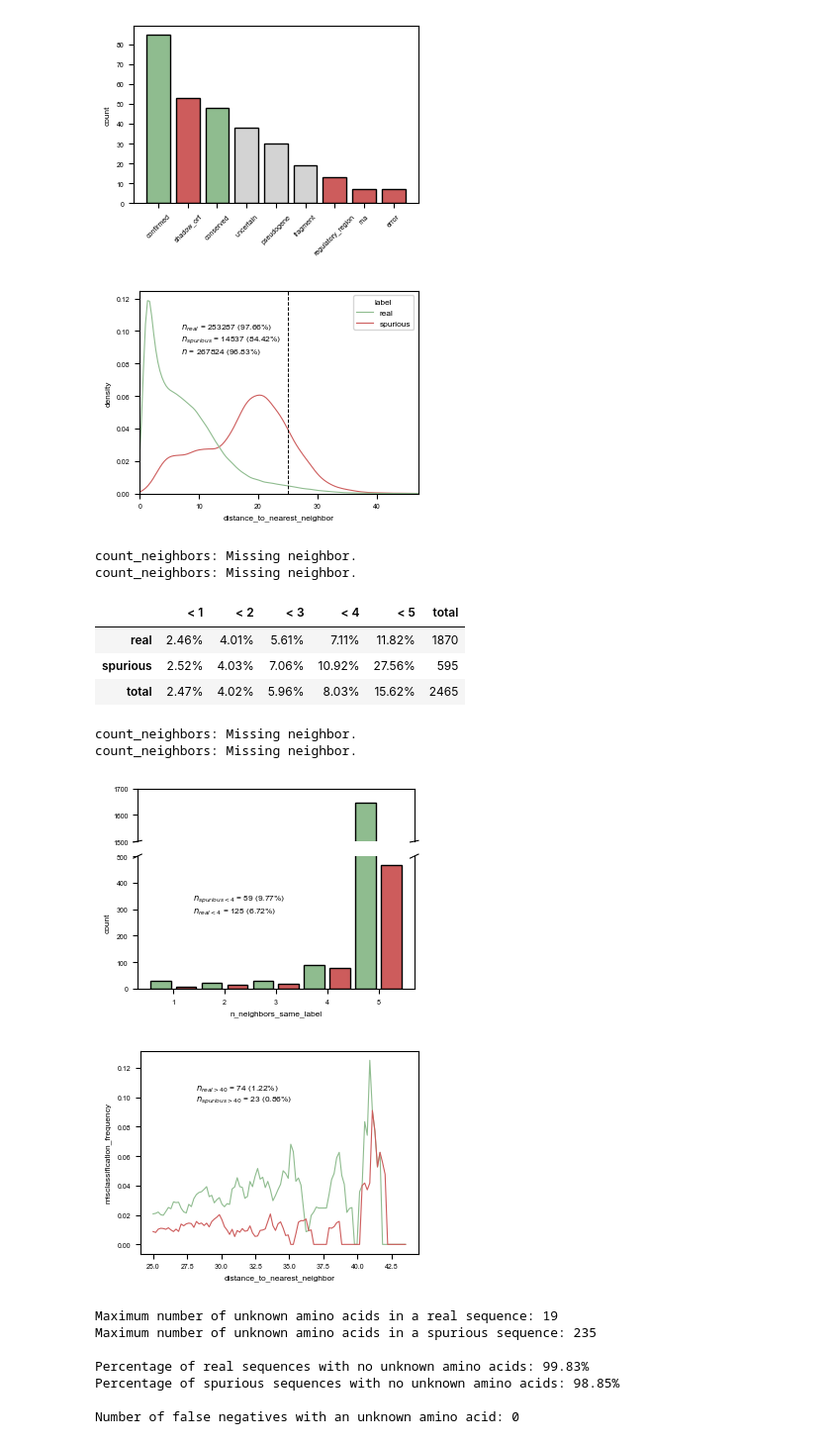
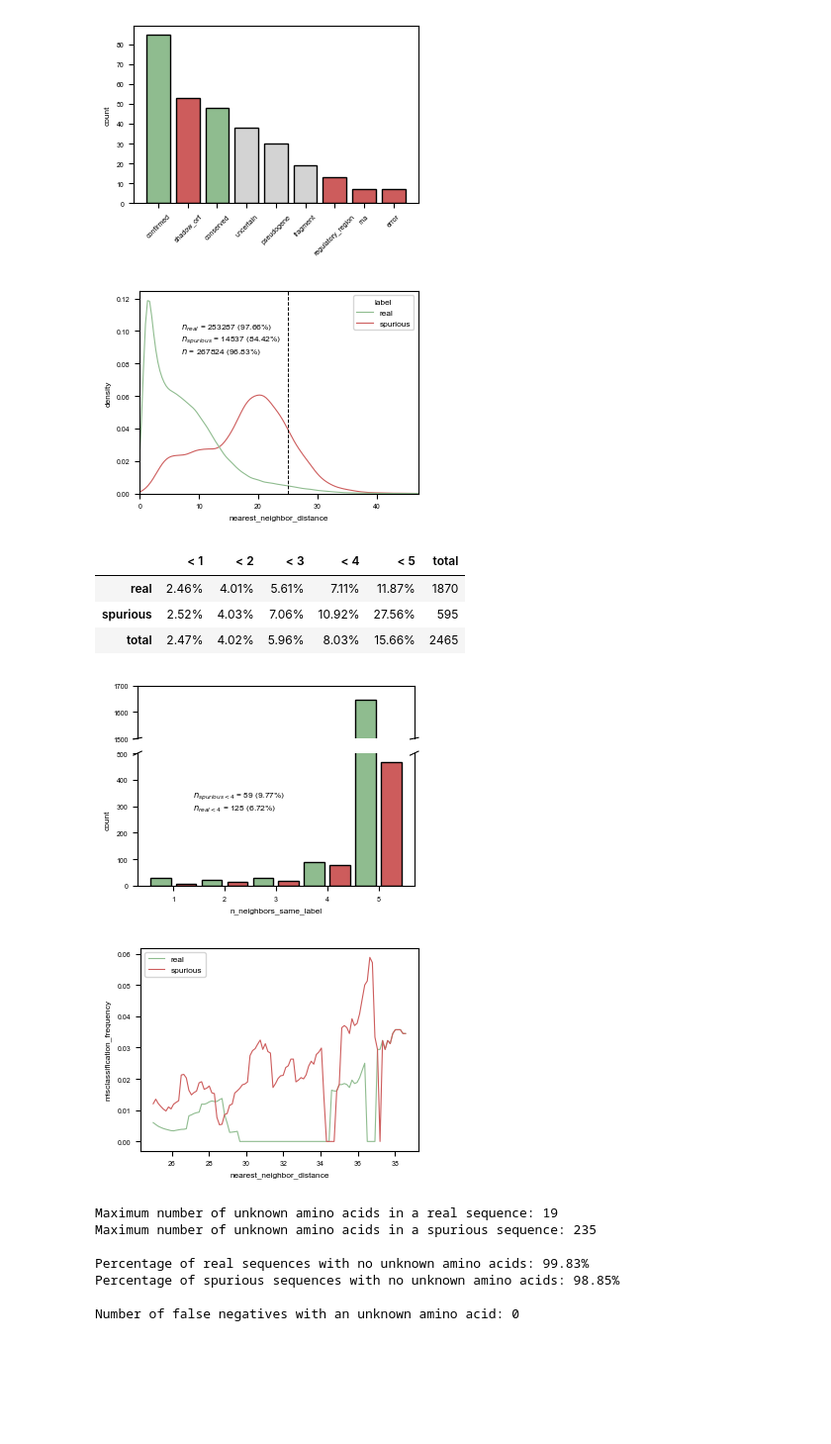
Before and after one commit to pipparichter/frugal, a Jupyter notebook: notebooks/results-1-2.ipynb, the cells around one changed output. Shown at 99% size. Drawn from its saved outputs; the diff is of its cells as text; code cells hidden in the pictures; blank space fills up the shorter version.

```diff
--- a/notebooks/results-1-2.ipynb
+++ b/notebooks/results-1-2.ipynb
@@ -129,12 +114,12 @@ test_results_df = pd.read_csv('../data/results/dataset_test_predict.csv', index_
 results_df = pd.concat([train_results_df, test_results_df])
 results_df = apply_thresholds(results_df, real_threshold=0.8, spurious_threshold=0.95)
 results_df = results_df.merge(pd.read_csv('../data/dataset/dataset.csv', index_col=0), left_index=True, right_index=True)
-results_df = get_graph_info(results_df, graph)
+results_df = get_neighbor_info(results_df, graph)
 # %%
 # Plot the distribution of neighbor distances.
 
-def figure_2(results_df:pd.DataFrame, max_distance_to_nearest_neighbor:float=45, min_distance_to_nearest_neighbor:float=25, path:str='../figures/results-1.2_figure-2.pdf'):
-    '''Distribution of the nearest-neighbor distances, used to select a reasonable min_distance_to_nearest_neighbor to
+def figure_2(results_df:pd.DataFrame, nearest_neighbor_distance_max:float=45, nearest_neighbor_distance_min:float=25, path:str='../figures/results-1.2_figure-2.pdf'):
+    '''Distribution of the nearest-neighbor distances, used to select a reasonable nearest_neighbor_distance_min to
     define remote sequences. From the plot, it is evident that the vast majority of both real and spurious sequences have
     a neighbor whose Euclidean distance is < 30.'''
     fig, ax = get_figure()
@@ -143,19 +128,19 @@ def figure_2(results_df:pd.DataFrame, max_distance_to_nearest_neighbor:float=45,
     figure_df['label'] = np.where(figure_df.label == 0, 'spurious', 'real')
 
     palette = {'real':'darkseagreen', 'spurious':'indianred'}
-    sns.kdeplot(figure_df, x='distance_to_nearest_neighbor', ax=ax, hue='label', palette=palette, common_norm=False)
+    sns.kdeplot(figure_df, x='nearest_neighbor_distance', ax=ax, hue='label', palette=palette, common_norm=False)
 
-    ax.set_xlim(xmax=max_distance_to_nearest_neighbor + 2)
-    # print(f'figure: Num. distances beyond x-axis limit ({max_distance_to_nearest_neighbor}):', (figure_df.distance_to_nearest_neighbor > max_distance_to_nearest_neighbor).sum())
+    ax.set_xlim(xmax=nearest_neighbor_distance_max + 2)
+    # print(f'figure: Num. distances beyond x-axis limit ({nearest_neighbor_distance_max}):', (figure_df.nearest_neighbor_distance > nearest_neighbor_distance_max).sum())
 
-    ax.axvline(min_distance_to_nearest_neighbor, ls='--', color='black', lw=0.7)
-    # ax.axvline(max_distance_to_nearest_neighbor, ls='--', color='black', lw=0.7)
+    ax.axvline(nearest_neighbor_distance_min, ls='--', color='black', lw=0.7)
+    # ax.axvline(nearest_neighbor_distance_max, ls='--', color='black', lw=0.7)
     text = ''
     for label, df in figure_df.groupby('label'):
-        # n = ((df.distance_to_nearest_neighbor > min_distance_to_nearest_neighbor) & (df.distance_to_nearest_neighbor < max_distance_to_nearest_neighbor)).sum()
-        n = ((df.distance_to_nearest_neighbor < min_distance_to_nearest_neighbor)).sum()
+        # n = ((df.nearest_neighbor_distance > nearest_neighbor_distance_min) & (df.nearest_neighbor_distance < nearest_neighbor_distance_max)).sum()
+        n = ((df.nearest_neighbor_distance < nearest_neighbor_distance_min)).sum()
         text += get_text(label, n, len(df))
-    n = ((figure_df.distance_to_nearest_neighbor < min_distance_to_nearest_neighbor)).sum()
+    n = ((figure_df.nearest_neighbor_distance < nearest_neighbor_distance_min)).sum()
     text += get_text('', n, len(figure_df))
     ax.text(0.15, 0.65, text, transform=ax.transAxes)
     sns.move_legend(ax, loc='upper right')
@@ -166,7 +151,7 @@ def figure_2(results_df:pd.DataFrame, max_distance_to_nearest_neighbor:float=45,
 
 figure_2(results_df)
 # %% [output]
-[figure, old version]
+[figure, new version]
 # %%
 
 def count_neighbors(neighbor_ids, label:int=0, results_df:pd.DataFrame=None):
@@ -178,9 +163,9 @@ def count_neighbors(neighbor_ids, label:int=0, results_df:pd.DataFrame=None):
         print('count_neighbors: Missing neighbor. ')
         return None
 
-def table_2(results_df:pd.DataFrame, min_distance_to_nearest_neighbor:float=30, mislabeled_ids:list=None):
+def table_2(results_df:pd.DataFrame, nearest_neighbor_distance_min:float=30, mislabeled_ids:list=None):
     '''The results of K-nearest neighbor analysis (K=5) on remote sequences, i.e. sequences where the Euclidean distance to all nearest neighbors
-    exceeds {min_distance_to_nearest_neighbor}. The reported values are the fraction of remote sequences where fewer than n neighbors have a matching label;
+    exceeds {nearest_neighbor_distance_min}. The reported values are the fraction of remote sequences where fewer than n neighbors have a matching label;
     for example, the value in the upper right cell indicates that only 11.5% of real-labeled remote sequences have fewer than 5 real-labeled neighbors.'''
 
     if mislabeled_ids is not None: # Fix the mislabeled sequences if mislabeled IDs are specified.
@@ -188,7 +173,7 @@ def table_2(results_df:pd.DataFrame, min_distance_to_nearest_neighbor:float=30,
     results_df_ = results_df.copy() # Save the original results DataFrame for the count_neighbors function.
 
     # Want to focus on the sequences which don't have a very nearby neighbor in embedding space, as it won't be productive to look at sequences with very close homologs.
-    results_df = results_df[results_df.distance_to_nearest_neighbor > min_distance_to_nearest_neighbor].copy()
+    results_df = results_df[results_df.nearest_neighbor_distance > nearest_neighbor_distance_min].copy()
 
     results_df['n_neighbors_spurious'] = results_df.neighbor_ids.apply(lambda ids : count_neighbors(ids, label=0, results_df=results_df_))
     results_df['n_neighbors_real'] = results_df.neighbor_ids.apply(lambda ids : count_neighbors(ids, label=1, results_df=results_df_))
@@ -206,16 +191,14 @@ def table_2(results_df:pd.DataFrame, min_distance_to_nearest_neighbor:float=30,
 # Adjusting the mislabeled IDs does not affect the values in the table.
 table_2(results_df) #, mislabeled_ids=mislabeled_ids)
 # %% [output]
-count_neighbors: Missing neighbor.
-count_neighbors: Missing neighbor.
 |  | < 1 | < 2 | < 3 | < 4 | < 5 | total |
-| real | 2.46% | 4.01% | 5.61% | 7.11% | 11.82% | 1870 |
+| real | 2.46% | 4.01% | 5.61% | 7.11% | 11.87% | 1870 |
 | spurious | 2.52% | 4.03% | 7.06% | 10.92% | 27.56% | 595 |
-| total | 2.47% | 4.02% | 5.96% | 8.03% | 15.62% | 2465 |
+| total | 2.47% | 4.02% | 5.96% | 8.03% | 15.66% | 2465 |
 # %%
 # Need a better way to communicate the results of Table 3. Perhaps a bar plot that shows the fraction of same-labeled nearest neighbors.
 
-def figure(results_df, min_distance_to_nearest_neighbor:float=30, mislabeled_ids:list=None):
+def figure(results_df, nearest_neighbor_distance_min:float=30, mislabeled_ids:list=None):
 
     fig, (ax_top, ax_bottom) = get_split_figure((0, 500), (1500, 1700))
 
@@ -224,7 +207,7 @@ def figure(results_df, min_distance_to_nearest_neighbor:float=30, mislabeled_ids
     results_df_ = results_df.copy() # Save the original results DataFrame for the count_neighbors function.
 
     # Want to focus on the sequences which don't have a very nearby neighbor in embedding space, as it won't be productive to look at sequences with very close homologs.
-    results_df = results_df[results_df.distance_to_nearest_neighbor > min_distance_to_nearest_neighbor].copy()
+    results_df = results_df[results_df.nearest_neighbor_distance > nearest_neighbor_distance_min].copy()
 
     results_df['n_neighbors_spurious'] = results_df.neighbor_ids.apply(lambda ids : count_neighbors(ids, label=0, results_df=results_df_))
     results_df['n_neighbors_real'] = results_df.neighbor_ids.apply(lambda ids : count_neighbors(ids, label=1, results_df=results_df_))
@@ -254,49 +237,41 @@ def figure(results_df, min_distance_to_nearest_neighbor:float=30, mislabeled_ids
 
 figure(results_df, mislabeled_ids=mislabeled_ids)
 # %% [output]
-count_neighbors: Missing neighbor.
-count_neighbors: Missing neighbor.
 [figure]
 # %%
-def figure_3(results_df, min_distance_to_nearest_neighbor:float=25, max_distance_to_nearest_neighbor:float=45, path:str='../figures/results-1.2_figure-3.pdf'):
+def figure_3(results_df, nearest_neighbor_distance_min:float=25, nearest_neighbor_distance_max:float=40, path:str='../figures/results-1.2_figure-3.pdf'):
 
-    # results_df = results_df[results_df.dataset == 'test'].copy()
-    results_df = results_df[results_df.distance_to_nearest_neighbor > min_distance_to_nearest_neighbor].copy()
-    results_df = results_df[results_df.distance_to_nearest_neighbor < max_distance_to_nearest_neighbor].copy()
-    results_df = results_df.sort_values('distance_to_nearest_neighbor', ascending=False)
+    results_df = results_df[results_df.dataset == 'test'].copy()
+    results_df = results_df[results_df.nearest_neighbor_distance > nearest_neighbor_distance_min].copy()
+    results_df = results_df[results_df.nearest_neighbor_distance < nearest_neighbor_distance_max].copy()
+    results_df = results_df.sort_values('nearest_neighbor_distance', ascending=False)
 
-    delta = 0.5
-    x_min = min_distance_to_nearest_neighbor
-    x_max = results_df[(results_df.dataset == 'test') & (results_df.label == 0)].distance_to_nearest_neighbor.max()
+    delta = 1
+    x_min = nearest_neighbor_distance_min
+    x_max = results_df[(results_df.dataset == 'test') & (results_df.label == 0)].nearest_neighbor_distance.max()
 
     ax_df = list()
     for x in np.linspace(x_min, x_max - delta, 100):
-        df = results_df[(results_df.distance_to_nearest_neighbor < (x + delta)) & (results_df.distance_to_nearest_neighbor > (x - delta))]
-        row = {'distance_to_nearest_neighbor':x}
+        df = results_df[(results_df.nearest_neighbor_distance < (x + delta)) & (results_df.nearest_neighbor_distance > (x - delta))]
+        row = {'nearest_neighbor_distance':x}
         row['misclassification_frequency_real'] = np.mean((df.model_label != 'real') & (df.label == 1))
         row['misclassification_frequency_spurious'] = np.mean((df.model_label != 'spurious') & (df.label == 0))
         ax_df.append(row)
     ax_df = pd.DataFrame(ax_df)
     fig, ax = get_figure()
 
-    sns.lineplot(ax=ax, data=ax_df, y='misclassification_frequency_real', color='darkseagreen', x='distance_to_nearest_neighbor')
-    sns.lineplot(ax=ax, data=ax_df, y='misclassification_frequency_spurious', color='indianred', x='distance_to_nearest_neighbor')
+    sns.lineplot(ax=ax, data=ax_df, y='misclassification_frequency_real', color='darkseagreen', x='nearest_neighbor_distance', label='real')
+    sns.lineplot(ax=ax, data=ax_df, y='misclassification_frequency_spurious', color='indianred', x='nearest_neighbor_distance', label='spurious')
     ax.set_ylabel('misclassification_frequency')
-
-    n_real, n_spurious = (results_df.label == 1).sum(), (results_df.label == 0).sum()
-    n = ((results_df.label == 1) & (results_df.distance_to_nearest_neighbor > 40)).sum()
-    text = get_text('real > 40', n, n_real)
-    n = ((results_df.label == 0) & (results_df.distance_to_nearest_neighbor > 40)).sum()
-    text += get_text('spurious > 40', n, n_spurious)
-    ax.text(0.2, 0.7, text, transform=ax.transAxes)
+    ax.legend()
 
     save_figure(fig, path=path)
 
     return results_df.index.values
 
 remote_ids = figure_3(results_df)
 # %% [output]
-[figure, old version]
+[figure, new version]
 # %%
 # colors = results_df.label.map({0:'indianred', 1:'darkseagreen'}).to_dict()
 # graph.draw(subset_ids=remote_ids[-200:], colors=colors)
```
Also changed, not shown: parts of 2 cells of this notebook, 16 other files.
